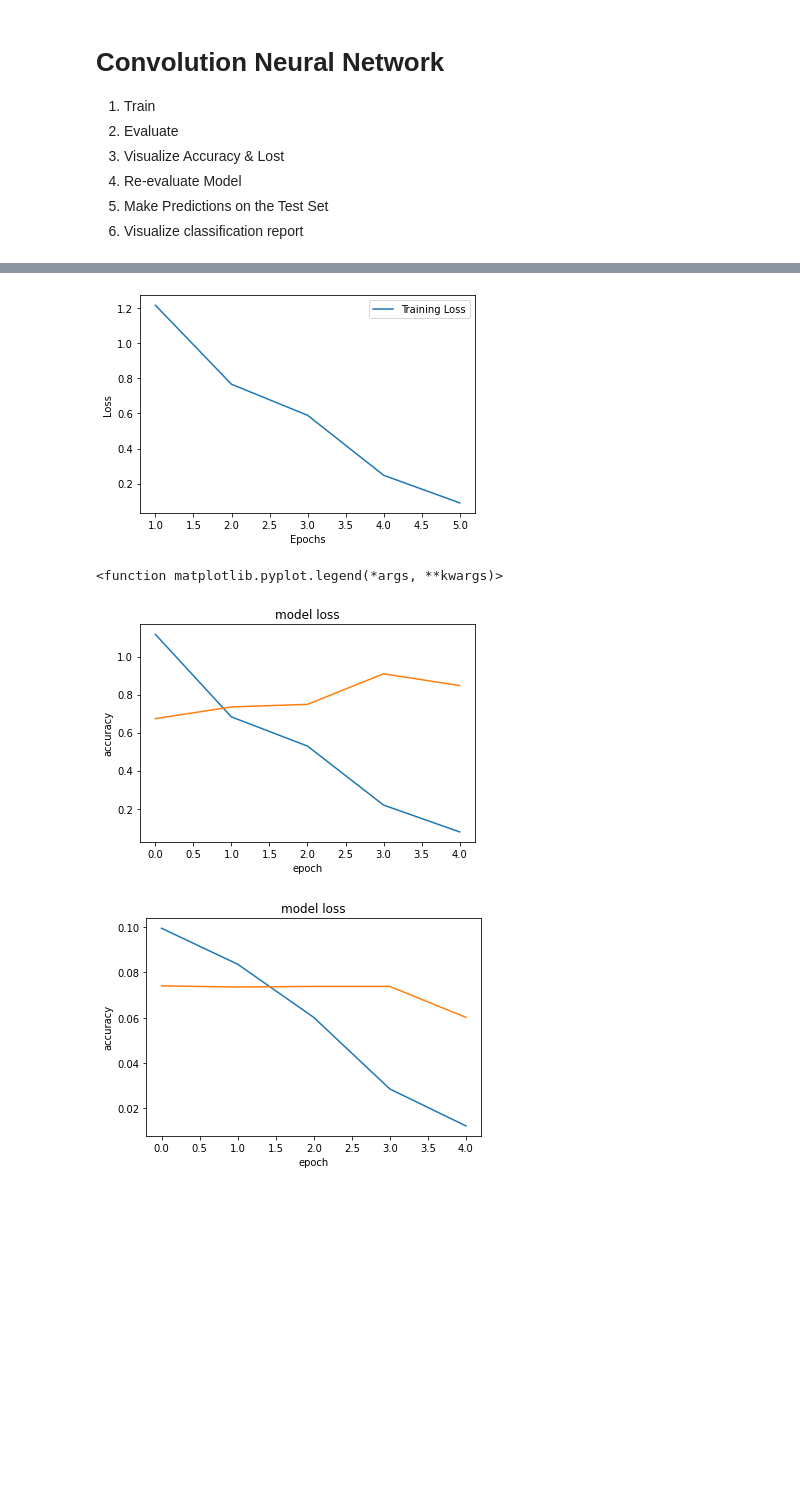
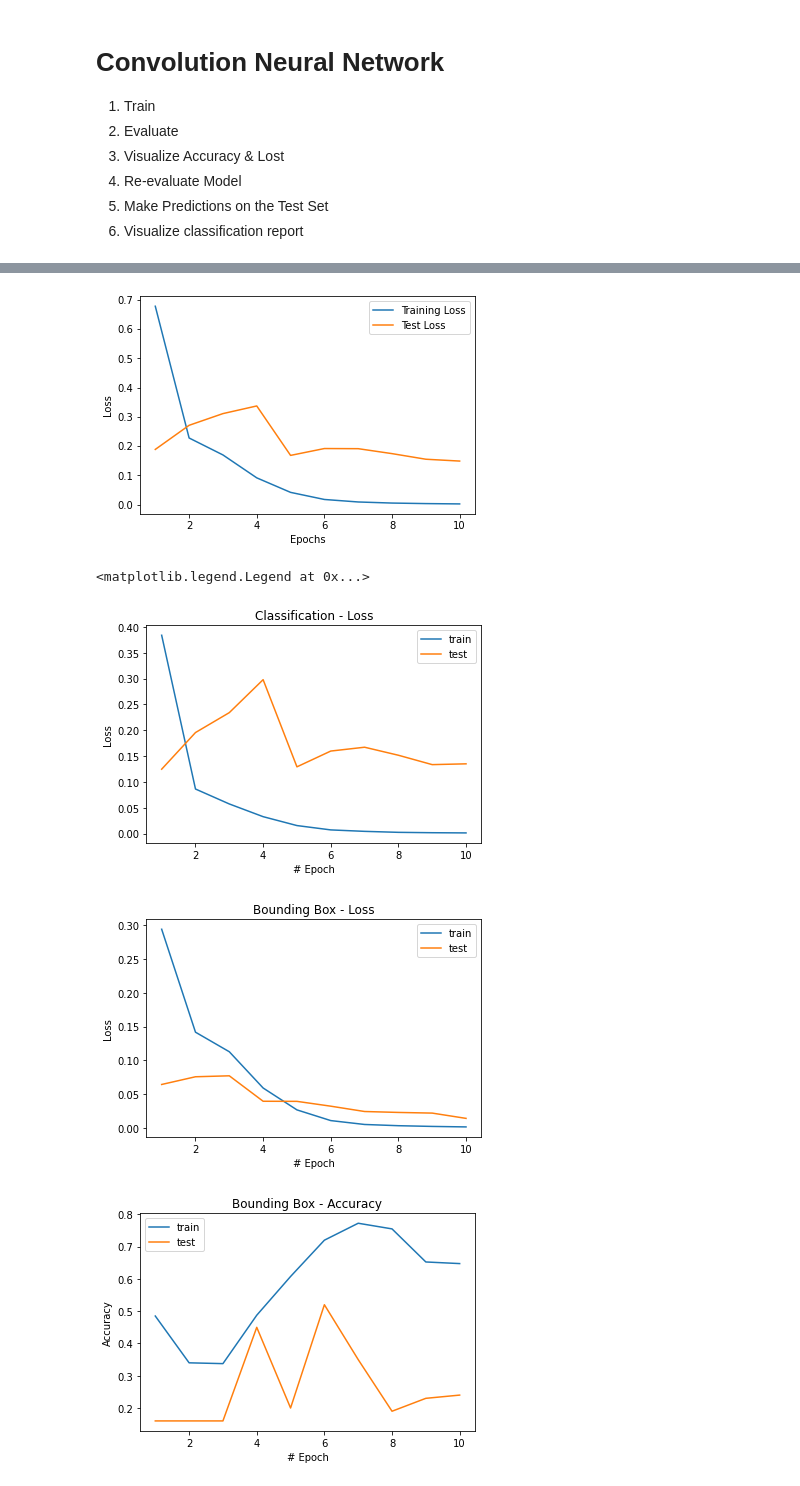
Before and after one commit to ccook93/Object_Detection, a Jupyter notebook: CNN.ipynb, the cells around one changed output, grey strips where cells are left out. Saved outputs shown, nothing was run; the diff lists cells and outputs as text; code cells hidden in the pictures; blank space fills up the shorter version.

```diff
--- a/CNN.ipynb
+++ b/CNN.ipynb
@@ -138,7 +135,7 @@ model = tf.keras.Model(input_layer,
 losses = {"cl_head":tf.keras.losses.SparseCategoricalCrossentropy(from_logits=True),
    "bb_head":tf.keras.losses.MSE}
 # %%
-model.compile(loss=losses, optimizer='Adam', metrics=['accuracy'])
+model.compile(loss=losses, optimizer='Adam', metrics=['accuracy',Precision(),Recall()])
 # %%
 trainTargets = {
     "cl_head": train_labels,
@@ -153,7 +150,7 @@ training_epochs = 5
 
 history = model.fit(train_images, trainTargets,
             validation_data=(test_images, testTargets),
-             batch_size=4,
+             batch_size=32,
              epochs=training_epochs,
              shuffle=True,
              verbose=1)
@@ -175,31 +167,51 @@ score = model.fit(test_images, testTargets,batch_size=4)
 # %%
 loss_values = history.history['loss']
 epochs = range(1, len(loss_values)+1)
 
-plt.plot(epochs, loss_values, label='Training Loss')
+plt.plot(epochs, loss_values, label='training Loss')
+plt.plot(epochs, history.history['val_loss'], label='test Loss')
 plt.xlabel('Epochs')
 plt.ylabel('Loss')
 plt.legend()
 
 plt.show()
 
 plt.figure()
-plt.plot(history.history['cl_head_loss'])
-plt.plot(history.history['val_cl_head_loss'])
-plt.title('model loss')
-plt.ylabel('accuracy')
-plt.xlabel('epoch')
-plt.legend
+plt.plot(epochs,history.history['cl_head_loss'], label='train')
+plt.plot(epochs,history.history['val_cl_head_loss'], label='test')
+plt.title('Classification - Loss')
+plt.ylabel('Loss')
+plt.xlabel('# Epoch')
+plt.legend()
+
 
 plt.figure()
-plt.plot(history.history['bb_head_loss'])
-plt.plot(history.history['val_bb_head_loss'])
-plt.title('model loss')
-plt.ylabel('accuracy')
+plt.plot(epochs,history.history['bb_head_loss'],label='train')
+plt.plot(epochs,history.history['val_bb_head_loss'],label='test')
+plt.title('Bounding Box - Loss')
+plt.ylabel('Loss')
+plt.xlabel('# Epoch')
+plt.legend()
+
+
+plt.figure()
+plt.plot(epochs,history.history['bb_head_accuracy'], label='train')
+plt.plot(epochs,history.history['val_bb_head_accuracy'], label='test')
+plt.title('Bounding Box - Accuracy')
+plt.ylabel('Accuracy')
+plt.xlabel('# Epoch')
+plt.legend()
+
+plt.figure()
+plt.plot(epochs,history.history['cl_head_accuracy'], label='train')
+plt.plot(epochs,history.history['val_cl_head_accuracy'], label='test')
+plt.title('Classification branch - Accuracy')
+plt.ylabel('Accuracy')
 plt.xlabel('epoch')
-plt.legend
+plt.legend()
 # %% [output]
-[figure, old version]
+[figure, new version]
-<function matplotlib.pyplot.legend(*args, **kwargs)>
+<matplotlib.legend.Legend at 0x...>
-[figure, old version]
+[figure, new version]
-[figure, old version]
+[figure, new version]
+[figure, added]
```
Also changed, not shown: parts of 16 cells of this notebook, 7 other files.
